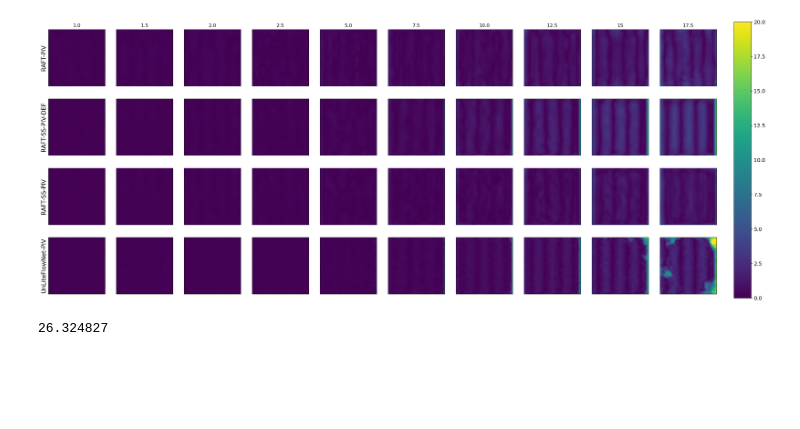
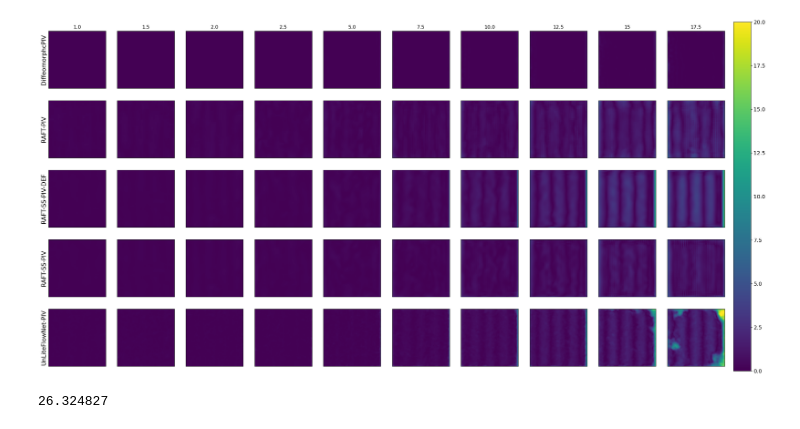
Before and after one commit to ShampooDeng/RAFT-SS-PIV-DEV, a Jupyter notebook: plotResult.ipynb, the cells around one changed output. Cells and saved outputs as stored; diff of their text form; code cells hidden in the pictures; blank space fills up the shorter version.

```diff
--- a/plotResult.ipynb
+++ b/plotResult.ipynb
@@ -7,7 +7,7 @@ from glob import glob
 prefix = './results/'
 cases = ['lamb-oseen', 'sin']
 # models = ['RAFT-PIV','RAFT-SS-PIV','UnLiteFlowNet-PIV']
-models = ['RAFT-PIV','RAFT-SS-PIV-DEF','RAFT-SS-PIV','UnLiteFlowNet-PIV']
+models = ['DiffeomorphcPIV','RAFT-PIV','RAFT-SS-PIV-DEF','RAFT-SS-PIV','UnLiteFlowNet-PIV']
 # models.sort()
 
 path2oseen = glob(prefix+cases[0]+'/*')
@@ -41,7 +41,7 @@ for i in range(len(path2sin)):
 # %%
 # lamb-oseen flow
 gammas = [1e2 ,2.5e2 ,5e2 ,1e3 , 2e3, 3e3, 4e3, 5e3, 6e3, 7e3]
-marks = ['o','x','^','>']
+marks = ['o','x','^','>','*']
 
 plt.rc('figure',figsize=(10,6))
 plt.rc('legend',fontsize=15)
@@ -61,7 +61,7 @@ plt.show()
 # %%
 # sin flow
 scale = [1., 1.5, 2., 2.5, 5.0, 7.5, 10., 12.5, 15, 17.5]
-marks = ['o','x','^','>']
+marks = ['o','x','^','>','*']
 
 plt.rc('figure',figsize=(10,6))
 plt.rc('legend',fontsize=15)
@@ -82,7 +82,7 @@ plt.show()
 # %%
 cmax = 0
 
-fig, axs = plt.subplots(4,10,figsize=(30,12))
+fig, axs = plt.subplots(5,10,figsize=(30,15))
 for i in range(len(models)):
     preds = ossenPredDict[models[i]][:,-1,...]
     gts = ossenGtDict[models[i]][:,-1,...]
@@ -101,6 +101,7 @@ for i in range(len(models)):
         axs[i][j].set_yticks([])
         axs[i][j].set_xticks([])
 
-cb_ax = fig.add_axes([.92, 0.1, 0.02, 0.8])
+# add_axes <- tuple (left, bottom, width, height)
+cb_ax = fig.add_axes([.91, 0.1, 0.02, 0.8])
 cbar = fig.colorbar(im, cax=cb_ax)
 # %% [output]
@@ -108,29 +109,30 @@ cbar = fig.colorbar(im, cax=cb_ax)
 # %%
 cmax = 0
 
-fig, axs = plt.subplots(4,10,figsize=(30,12))
+fig, axs = plt.subplots(5,10,figsize=(30,15))
 for i in range(len(models)):
     preds = sinPredDict[models[i]][:,-1,...]
     gts = sinGtDict[models[i]][:,-1,...]
 
     epes = np.sqrt(np.sum(np.square(preds - gts),axis=1))
     if np.max(epes) > cmax:
         cmax = np.max(epes)
     for j in range(epes.shape[0]):
         im = axs[i][j].imshow(epes[j])
 
         im.set_clim(0,20)
         if i == 0:
             axs[i][j].set_title(scale[j])
         if j == 0:
             axs[i][j].set_ylabel(models[i])
         axs[i][j].set_yticks([])
         axs[i][j].set_xticks([])
 
-cb_ax = fig.add_axes([.92, 0.1, 0.02, 0.8])
+# add_axes <- tuple (left, bottom, width, height)
+cb_ax = fig.add_axes([.91, 0.1, 0.02, 0.8])
 cbar = fig.colorbar(im, cax=cb_ax)
 # %% [output]
-[figure, old version]
+[figure, new version]
 # %%
 cmax
 # %% [output]
```
Also changed, not shown: parts of 4 cells of this notebook, 3 other files.
